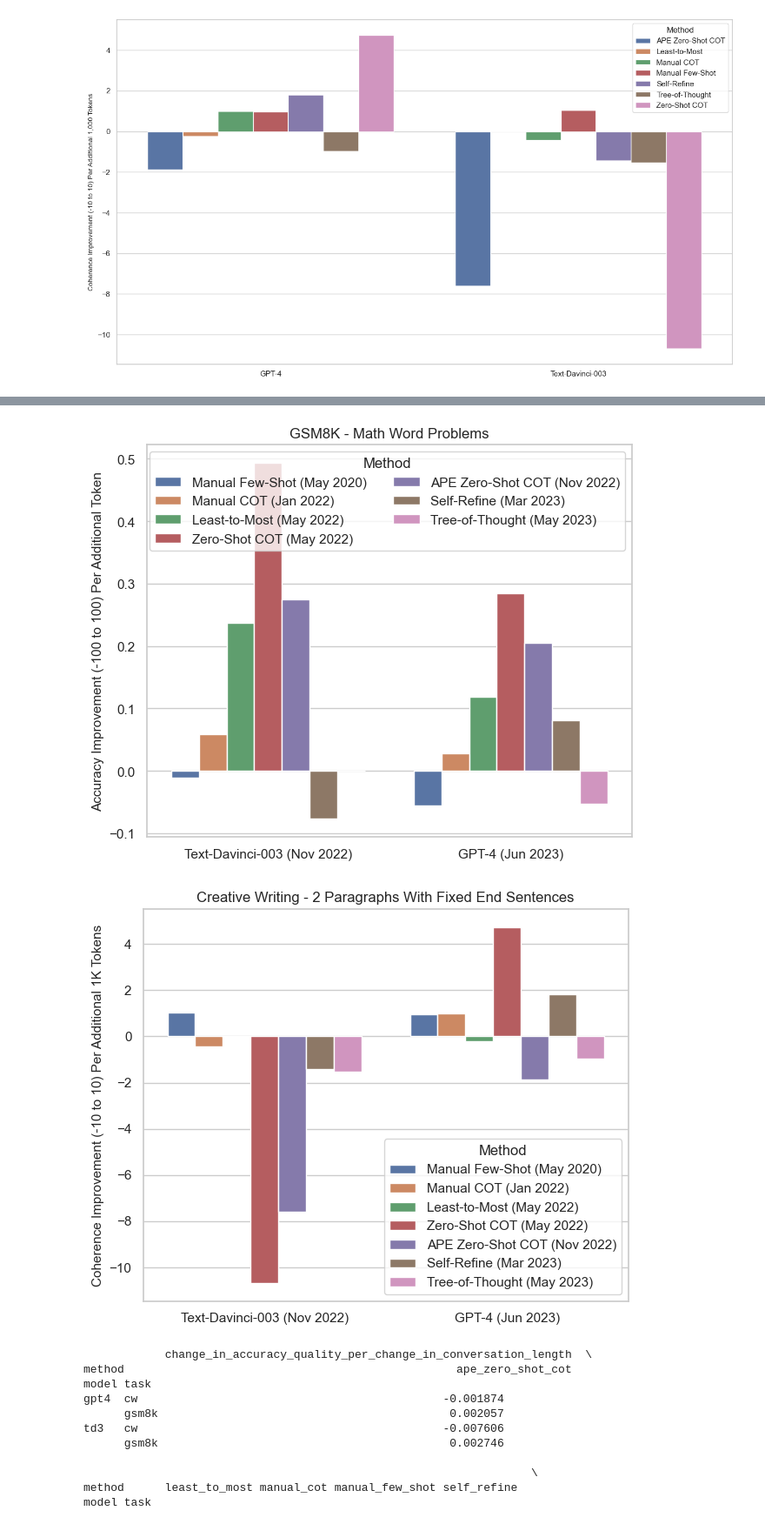
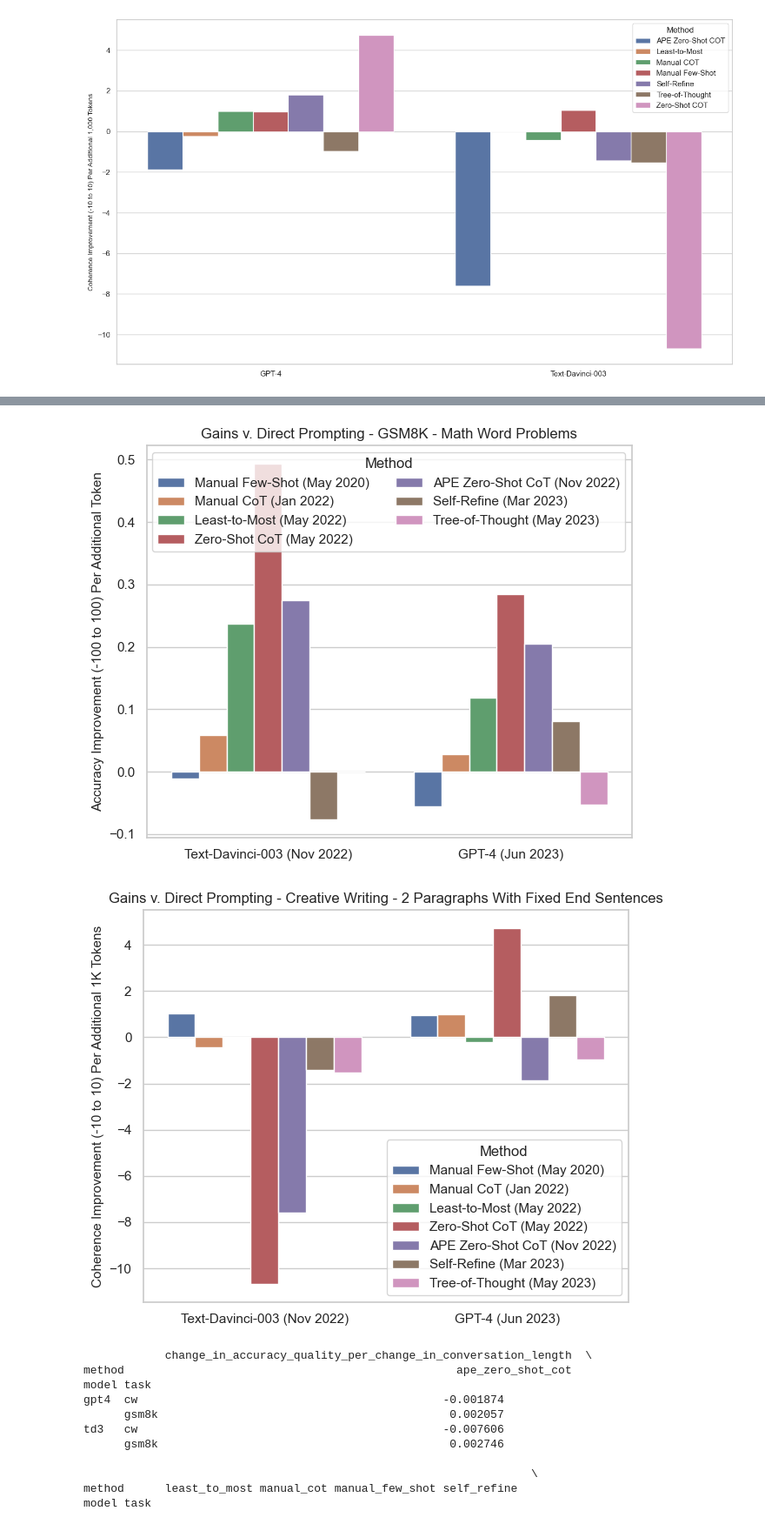
Before and after one commit to ijyliu/anlp23-project, a Jupyter notebook: Data/06 - Analyze Metrics and Conduct Inference.ipynb, the cells around one changed output, grey strips where cells are left out. Shown at 87% size. Cells and saved outputs as stored; diff of their text form; code cells hidden in the pictures.

```diff
--- a/Data/06 - Analyze Metrics and Conduct Inference.ipynb
+++ b/Data/06 - Analyze Metrics and Conduct Inference.ipynb
@@ -815,6 +815,10 @@ print(averages_for_changes_with_date)
 
 # Add Month and Year from the ss_publication_date column to the end of the Method column
 averages_for_changes_with_date['Method'] = averages_for_changes_with_date['Method'] + ' (' + pd.to_datetime(averages_for_changes_with_date['ss_publication_date']).dt.strftime('%b %Y') + ')'
+
+# Replace COT with CoT in Method
+averages_for_changes_with_date['Method'] = averages_for_changes_with_date['Method'].str.replace('COT', 'CoT')
+#print(averages_for_changes_with_date['Method'])
 
 # Add Month and Year to the end of the Model column
 # If Model = 'GPT-4', '(June 2023)'
@@ -887,7 +891,7 @@ ax.legend(ncol=2, title = 'Method')
 plt.gca().set_xlabel('')
 # Reduce y axis title font size
 plt.gca().set_ylabel('Accuracy Improvement (-100 to 100) Per Additional Token', fontsize=fontsize_gsm8k)
-plt.title('GSM8K - Math Word Problems')#, pad = title_pad)
+plt.title('Gains v. Direct Prompting - GSM8K - Math Word Problems')#, pad = title_pad)
 plt.savefig('../Output/gsm8k_change_in_accuracy_quality_per_change_in_conversation_length_sorted_by_technique_age.png')
 plt.show()
 
@@ -931,7 +935,7 @@ sns.barplot(x='Model', y='Coherence Improvement (-10 to 10) Per Additional 1,000
 # No x axis title
 plt.gca().set_xlabel('')
 plt.gca().set_ylabel('Coherence Improvement (-10 to 10) Per Additional 1K Tokens', fontsize=fontsize_cw)
-plt.title('Creative Writing - 2 Paragraphs With Fixed End Sentences')#, pad=title_pad)
+plt.title('Gains v. Direct Prompting - Creative Writing - 2 Paragraphs With Fixed End Sentences')#, pad=title_pad)
 plt.savefig('../Output/cw_change_in_accuracy_quality_per_change_in_conversation_length_sorted_by_technique_age_transformed.png')
 plt.show()
 # %% [output]
@@ -955,20 +959,20 @@ plt.show()
 A value is trying to be set on a copy of a slice from a DataFrame.
 Try using .loc[row_indexer,col_indexer] = value instead
 
 See the caveats in the documentation: https://pandas.pydata.org/pandas-docs/stable/user_guide/indexing.html#returning-a-view-versus-a-copy
   averages_for_changes_with_date_gsm8k['Percentage Points Accuracy Improvement Per Additional Token'] = averages_for_changes_with_date_gsm8k['change_in_accuracy_quality_per_change_in_conversation_leng ...
 A value is trying to be set on a copy of a slice from a DataFrame.
 Try using .loc[row_indexer,col_indexer] = value instead
 
 See the caveats in the documentation: https://pandas.pydata.org/pandas-docs/stable/user_guide/indexing.html#returning-a-view-versus-a-copy
   averages_for_changes_with_date_gsm8k['Percentage Points Accuracy Improvement Per 1,000 Additional Tokens'] = averages_for_changes_with_date_gsm8k['Percentage Points Accuracy Improvement Per Addition ...
 A value is trying to be set on a copy of a slice from a DataFrame.
 Try using .loc[row_indexer,col_indexer] = value instead
 
 See the caveats in the documentation: https://pandas.pydata.org/pandas-docs/stable/user_guide/indexing.html#returning-a-view-versus-a-copy
   averages_for_changes_with_date_cw['Coherence Improvement (-10 to 10) Per Additional 1,000 Tokens'] = averages_for_changes_with_date_cw['change_in_accuracy_quality_per_change_in_conversation_length'] ...
-[figure, old version]
+[figure, new version]
-[figure, old version]
+[figure, new version]
 # %%
 # Also create a table with the change in accuracy_quality per change in conversation_length
 
```
Also changed, not shown: parts of 1 cell of this notebook, 8 other files.
